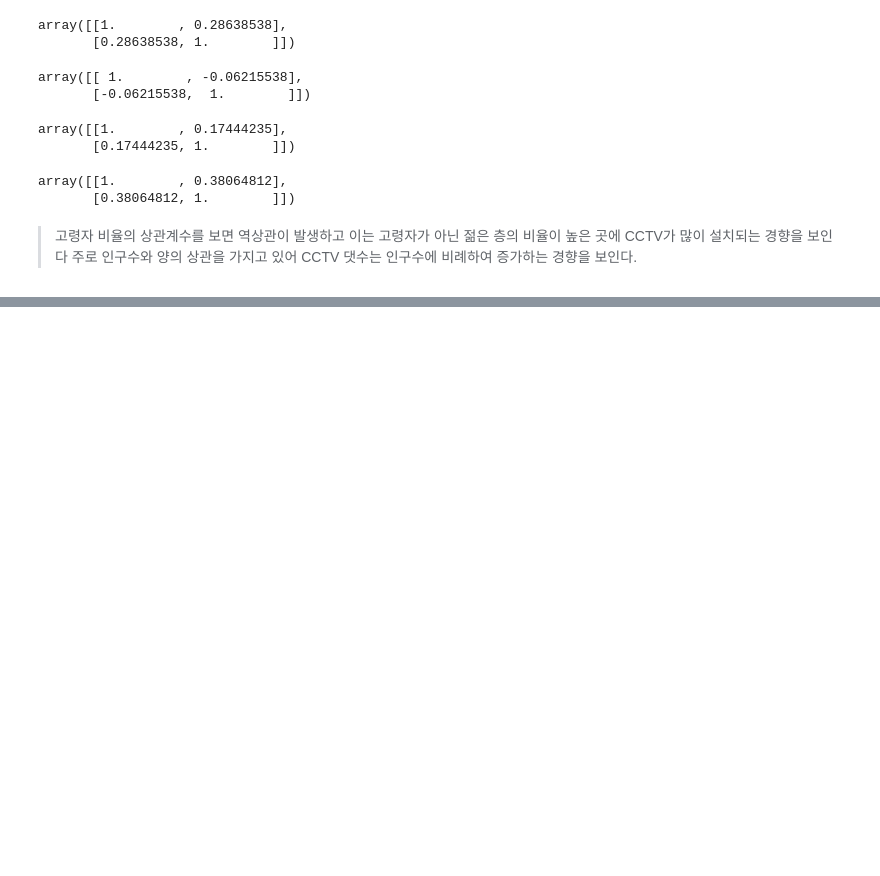
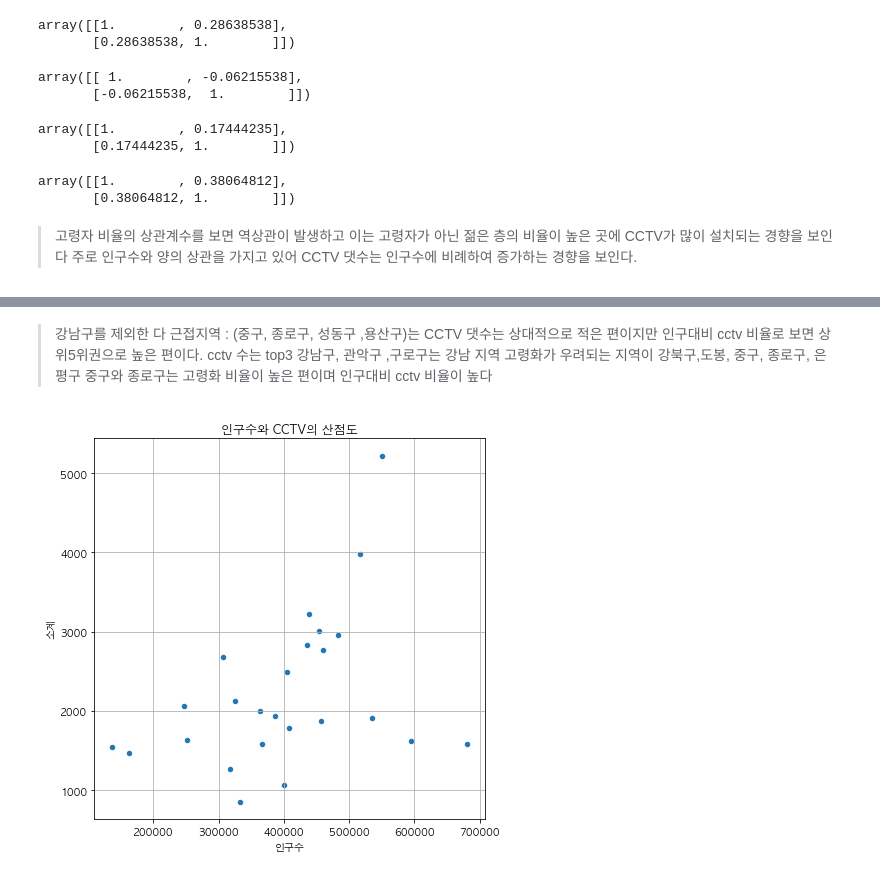
Before and after one commit to naddda0813/Python, a Jupyter notebook: 3.DataAnalysis/Note/16. 서울시 인구대비 CCTV 현황분석.ipynb, the cells around one changed output, grey strips where cells are left out. Drawn from its saved outputs; the diff is of its cells as text; code cells hidden in the pictures; blank space fills up the shorter version.

```diff
--- a/3.DataAnalysis/Note/16. 서울시 인구대비 CCTV 현황분석.ipynb
+++ b/3.DataAnalysis/Note/16. 서울시 인구대비 CCTV 현황분석.ipynb
@@ -411,0 +549,20 @@ CCTV가 많이 설치되는 경향을 보인다
+# %% [markdown]
+> 강남구를 제외한 다 근접지역 : (중구, 종로구, 성동구 ,용산구)는 CCTV 댓수는 상대적으로 적은 편이지만
+인구대비 cctv 비율로 보면 상위5위권으로 높은 편이다.
+> cctv 수는 top3 강남구, 관악구 ,구로구는 강남 지역
+> 고령화가 우려되는 지역이 강북구,도봉, 중구,  종로구, 은평구
+> 중구와 종로구는 고령화 비율이 높은 편이며 인구대비 cctv 비율이 높다
+# %%
+# 산점도를 이용한 시각화 (인구수와 소계)
+data_result.loc[:,['인구수','소계']].plot(
+    kind='scatter',
+    x='인구수',
+    y ='소계',
+    grid = True,
+    figsize= (7,7),
+    )
+#title
+plt.title("인구수와 CCTV의 산점도")
+plt.show()
+# %% [output]
+[figure, added]
```
Also changed, not shown: parts of 31 cells of this notebook, 39 other files.
